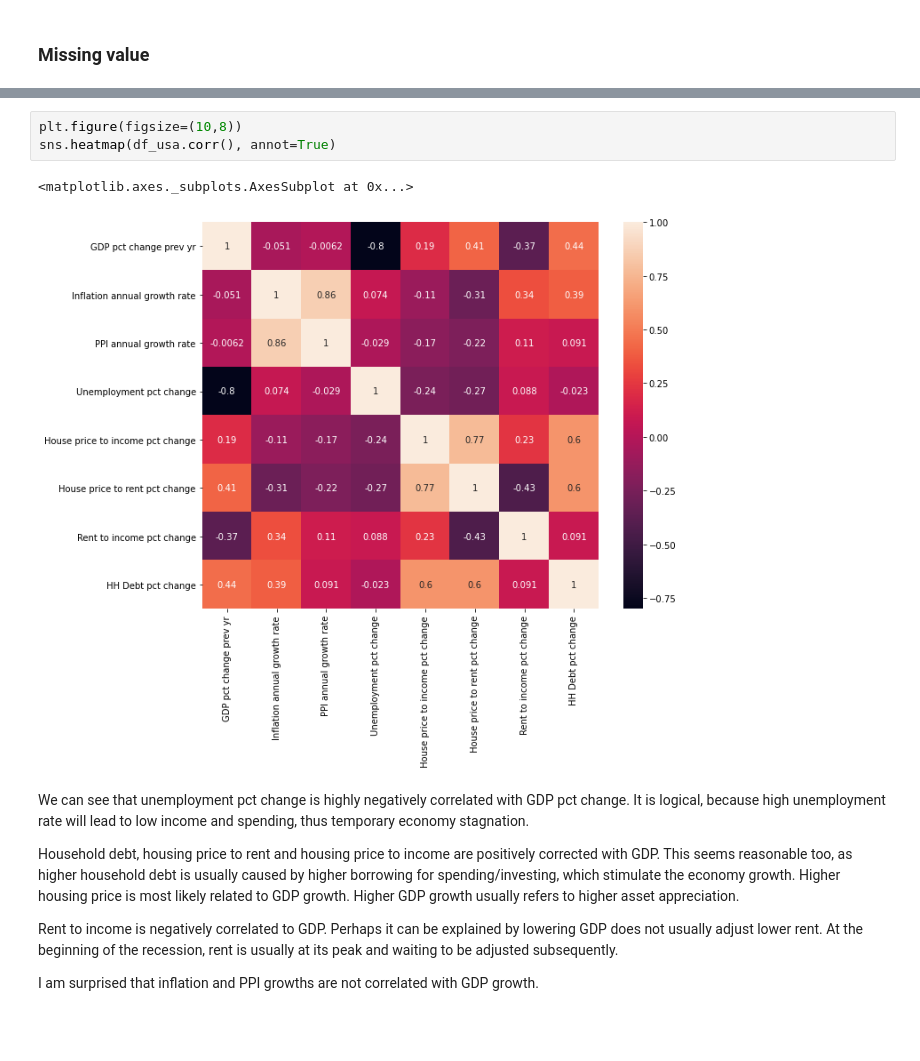
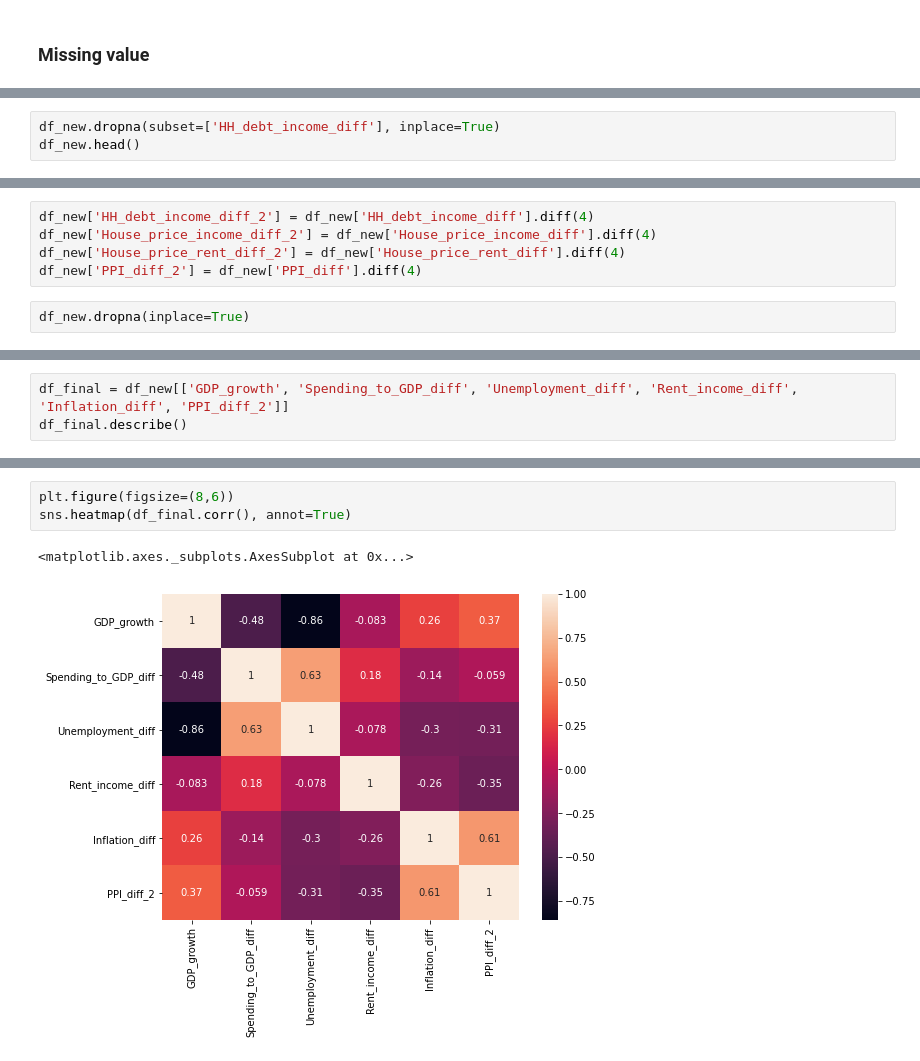
Before and after one commit to hoytlui/GDP-Growth-Forecast-Multivariate-Time-Series-Analysis, a Jupyter notebook: 3_EDA.ipynb, the cells around one changed output, grey strips where cells are left out. Cells and saved outputs as stored; diff of their text form; blank space fills up the shorter version.

```diff
--- a/3_EDA.ipynb
+++ b/3_EDA.ipynb
@@ -110,0 +174,3 @@ missing.sort_values(by='%', ascending=False)
+# %%
+df_new.dropna(subset=['HH_debt_income_diff'], inplace=True)
+df_new.head()
@@ -122,0 +304,7 @@ df_usa.describe()
+# %%
+df_new['HH_debt_income_diff_2'] = df_new['HH_debt_income_diff'].diff(4)
+df_new['House_price_income_diff_2'] = df_new['House_price_income_diff'].diff(4)
+df_new['House_price_rent_diff_2'] = df_new['House_price_rent_diff'].diff(4)
+df_new['PPI_diff_2'] = df_new['PPI_diff'].diff(4)
+# %%
+df_new.dropna(inplace=True)
@@ -122,0 +341,3 @@ df_usa.describe()
+# %%
+df_final = df_new[['GDP_growth', 'Spending_to_GDP_diff', 'Unemployment_diff', 'Rent_income_diff', 'Inflation_diff', 'PPI_diff_2']]
+df_final.describe()
@@ -123,14 +354,6 @@ df_usa.describe()
 # %%
-plt.figure(figsize=(10,8))
-sns.heatmap(df_usa.corr(), annot=True)
+plt.figure(figsize=(8,6))
+sns.heatmap(df_final.corr(), annot=True)
 # %% [output]
 <matplotlib.axes._subplots.AxesSubplot at 0x...>
-[figure, old version]
+[figure, new version]
-# %% [markdown]
-We can see that unemployment pct change is highly negatively correlated with GDP pct change. It is logical, because high unemployment rate will lead to low income and spending, thus temporary economy stagnation.
-
-Household debt, housing price to rent and housing price to income are positively corrected with GDP. This seems reasonable too, as higher household debt is usually caused by higher borrowing for spending/investing, which stimulate the economy growth. Higher housing price is most likely related to GDP growth. Higher GDP growth usually refers to higher asset appreciation.
-
-Rent to income is negatively correlated to GDP. Perhaps it can be explained by lowering GDP does not usually adjust lower rent. At the beginning of the recession, rent is usually at its peak and waiting to be adjusted subsequently.
-
-I am surprised that inflation and PPI growths are not correlated with GDP growth.
```
Also changed, not shown: parts of 46 cells of this notebook.
